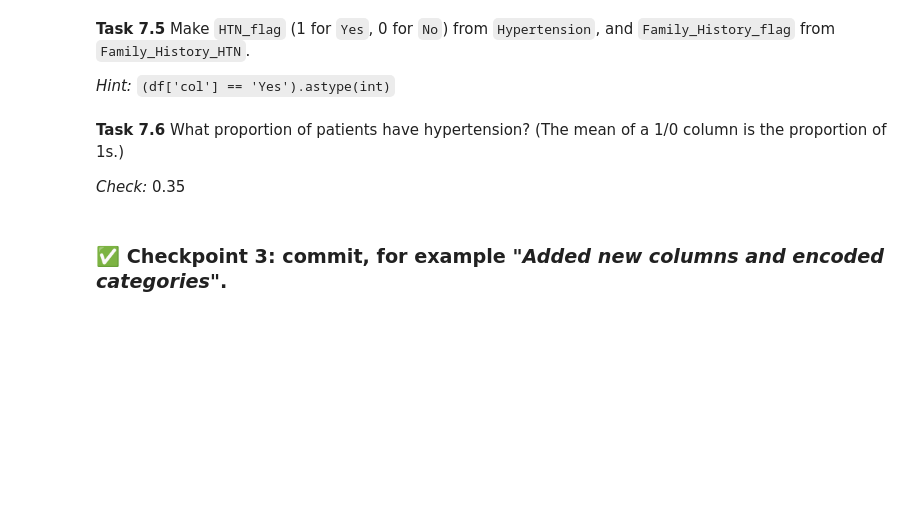
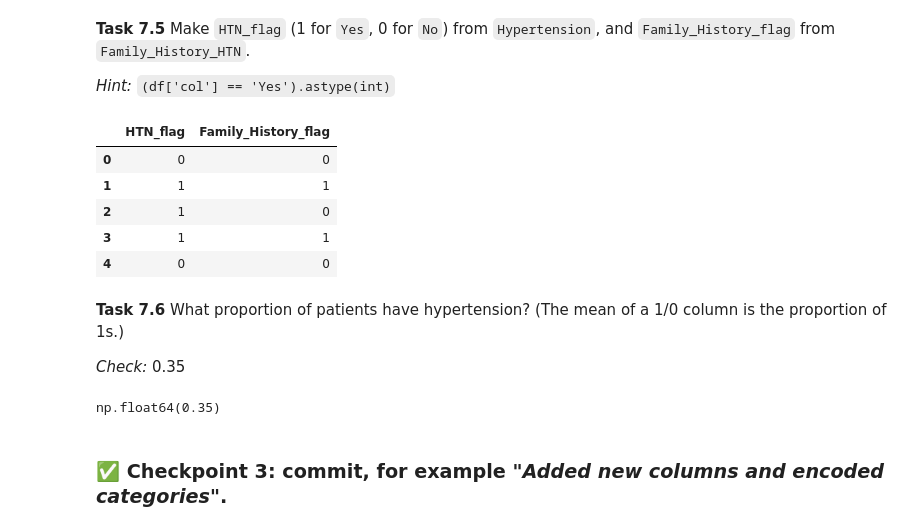
Before and after one commit to Hasnat22/hypertension_dataset, a Jupyter notebook: Week5_Workshop_Pandas_Student.ipynb, the cells around one changed output. Cells and saved outputs as stored; diff of their text form; code cells hidden in the pictures; blank space fills up the shorter version.

```diff
--- a/Week5_Workshop_Pandas_Student.ipynb
+++ b/Week5_Workshop_Pandas_Student.ipynb
@@ -707,0 +780,11 @@ df['Stress_Level_code'] = ...
+# %%
+stress_mapping = {
+    'Low': 0,
+    'Moderate': 1,
+    'High': 2,
+    'Very High': 3
+}
+
+df['Stress_Level_code'] = df['Stress_Level'].map(stress_mapping)
+
+df['Stress_Level_code'].value_counts()
@@ -708,4 +799,13 @@ df['Stress_Level_code'] = ...
 # %% [markdown]
 **Task 7.3** `Physical_Activity_code`: Sedentary 0, Light 1, Moderate 2, Active 3.
-# %%
-df['Physical_Activity_code'] = ...
+# %%
+activity_mapping = {
+    'Sedentary': 0,
+    'Light': 1,
+    'Moderate': 2,
+    'Active': 3
+}
+
+df['Physical_Activity_code'] = df['Physical_Activity'].map(activity_mapping)
+
+df['Physical_Activity_code'].value_counts()
@@ -719,15 +835,28 @@ df['Physical_Activity_code'] = ...
 **Task 7.5** Make `HTN_flag` (1 for `Yes`, 0 for `No`) from `Hypertension`, and `Family_History_flag` from `Family_History_HTN`.
 
 *Hint:* `(df['col'] == 'Yes').astype(int)`
-# %%
-df['HTN_flag'] = ...
-df['Family_History_flag'] = ...
+# %%
+df['HTN_flag'] = (df['Hypertension'] == 'Yes').astype(int)
+
+df['Family_History_flag'] = (df['Family_History_HTN'] == 'Yes').astype(int)
+
+df[['HTN_flag', 'Family_History_flag']].head()
+# %% [output]
+|  | HTN_flag | Family_History_flag |
+| 0 | 0 | 0 |
+| 1 | 1 | 1 |
+| 2 | 1 | 0 |
+| 3 | 1 | 1 |
+| 4 | 0 | 0 |
 # %% [markdown]
 **Task 7.6** What proportion of patients have hypertension? (The mean of a 1/0 column is the proportion of 1s.)
 
 *Check:* 0.35
 # %%
 # your code here
+df['HTN_flag'].mean()
+# %% [output]
+np.float64(0.35)
 # %% [markdown]
 ### ✅ Checkpoint 3: commit, for example *"Added new columns and encoded categories"*.
 # %% [markdown]
```
Also changed, not shown: parts of 12 cells of this notebook.
